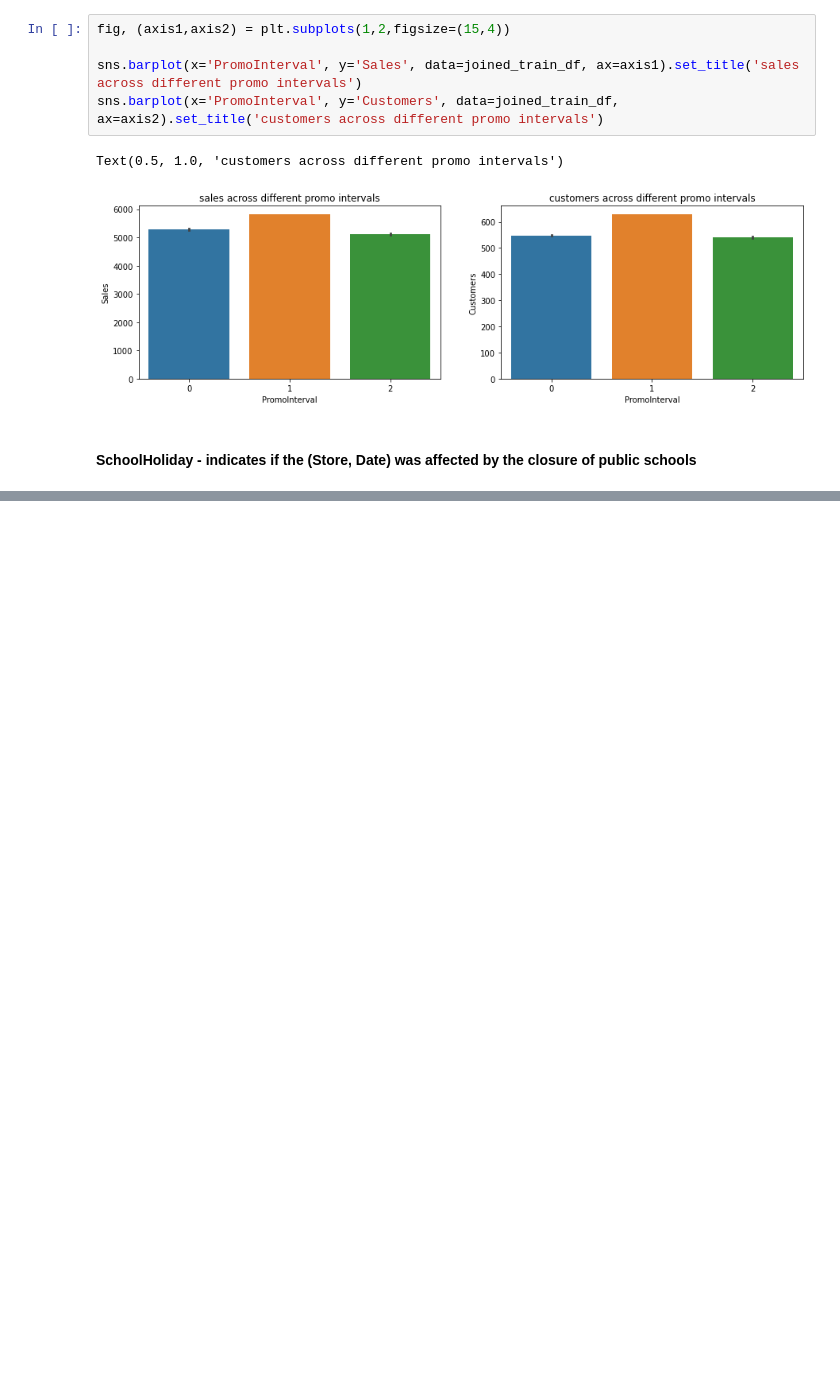
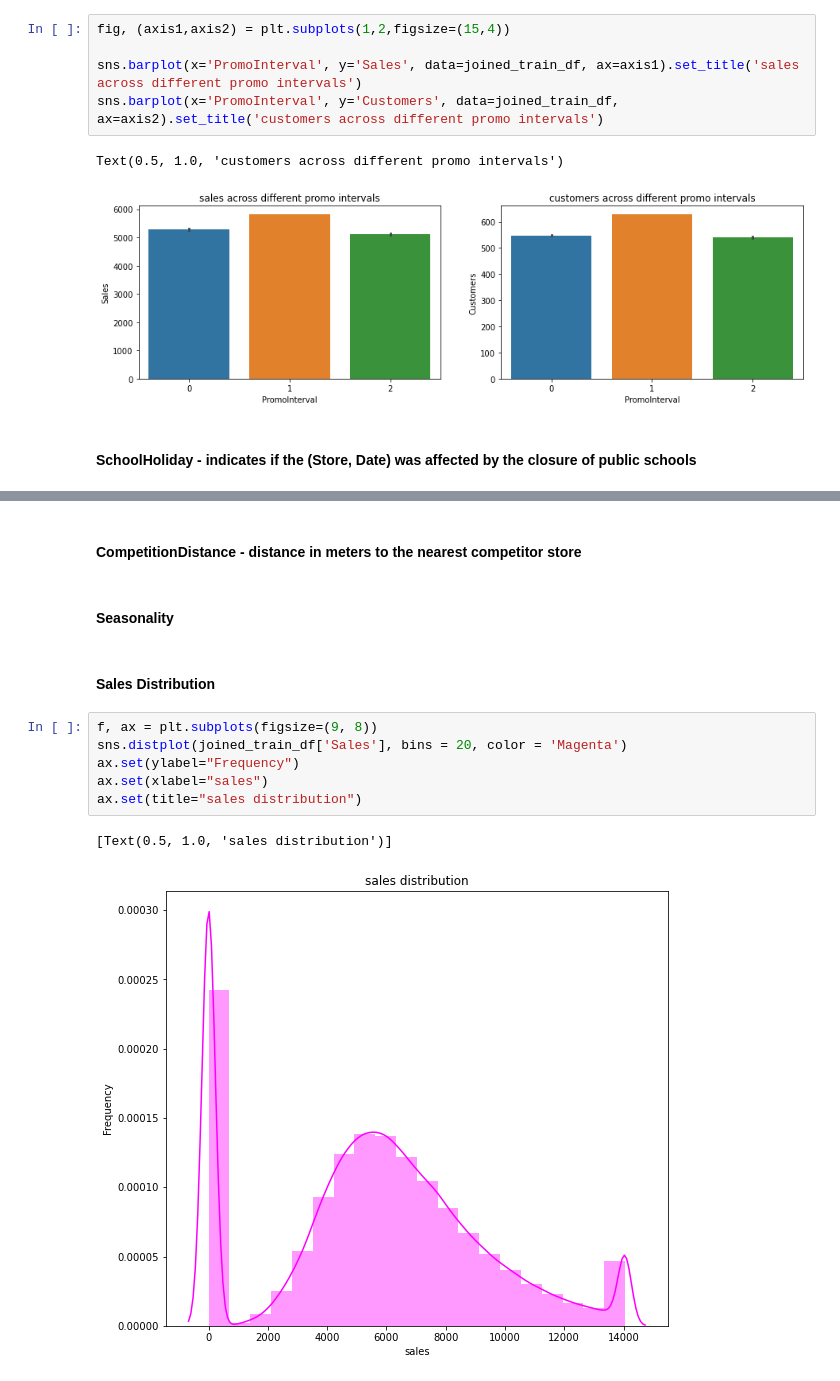
Before and after one commit to YohansSamuel/pharmaceutical_sales_prediction, a Jupyter notebook: notebooks/EDA.ipynb, the cells around one changed output, grey strips where cells are left out. Cells and saved outputs as stored; diff of their text form; blank space fills up the shorter version.

Commit message:
sales distribution

```diff
--- a/notebooks/EDA.ipynb
+++ b/notebooks/EDA.ipynb
@@ -652,0 +659,15 @@ sns.barplot(x='SchoolHoliday', y='Customers', data=joined_train_df, ax=axis2, pa
+# %% [markdown]
+#### CompetitionDistance - distance in meters to the nearest competitor store
+# %% [markdown]
+#### Seasonality
+# %% [markdown]
+#### Sales Distribution
+# %%
+f, ax = plt.subplots(figsize=(9, 8))
+sns.distplot(joined_train_df['Sales'], bins = 20, color = 'Magenta')
+ax.set(ylabel="Frequency")
+ax.set(xlabel="sales")
+ax.set(title="sales distribution")
+# %% [output]
+[Text(0.5, 1.0, 'sales distribution')]
+[figure, added]
```
Also changed, not shown: parts of 4 cells of this notebook.
